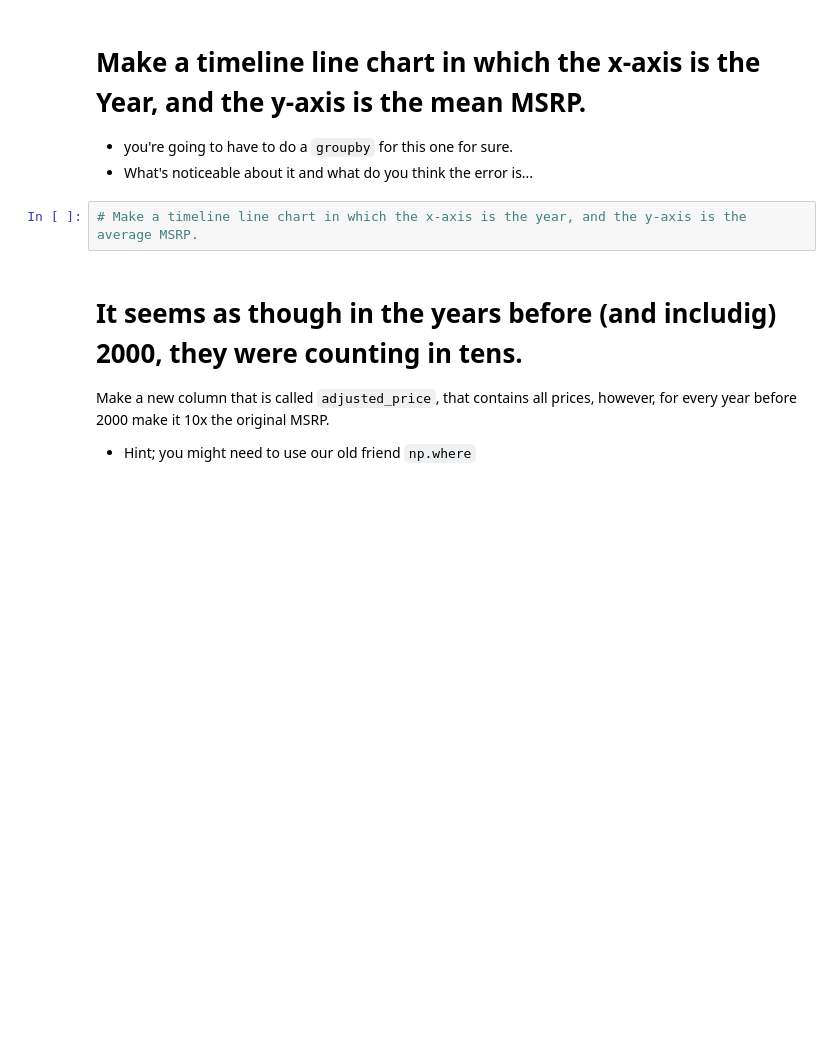
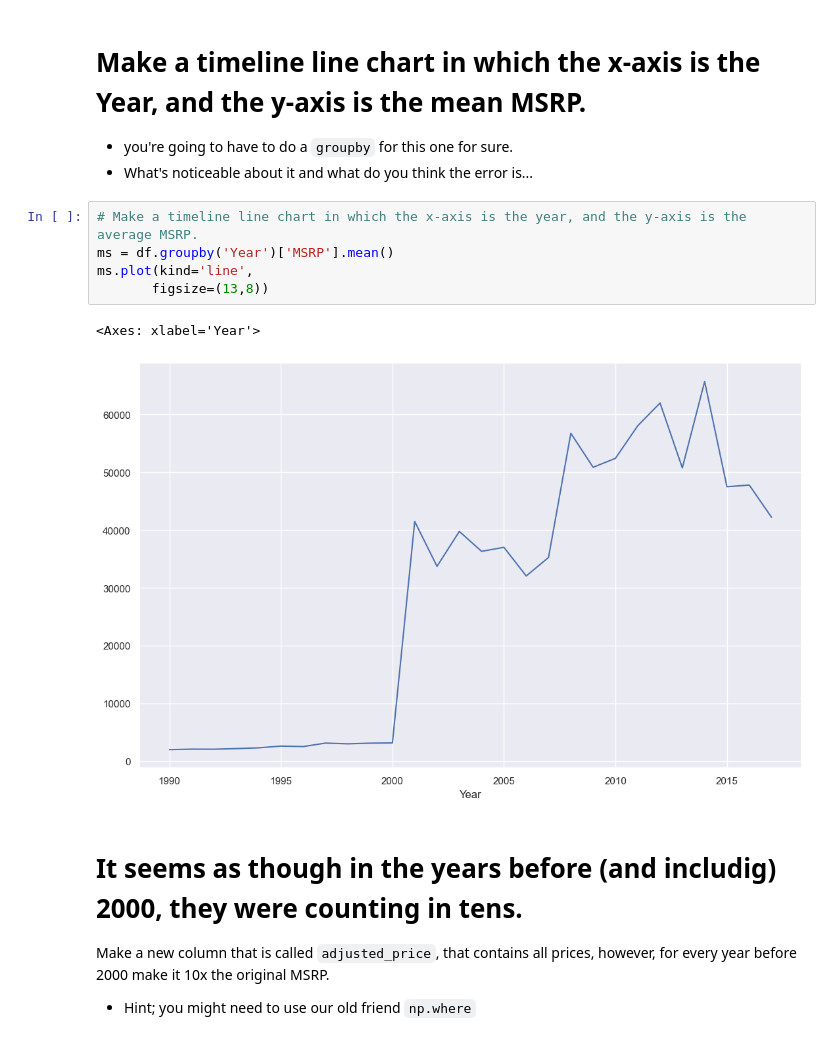
Before and after one commit to syi7190/my-fork-2023-fall-data-science-fridays, a Jupyter notebook: Week-02-Data-Viz-EDA/Exercise-SHY.ipynb, the cells around one changed output. Drawn from its saved outputs; the diff is of its cells as text; blank space fills up the shorter version.

```diff
--- a/Week-02-Data-Viz-EDA/Exercise-SHY.ipynb
+++ b/Week-02-Data-Viz-EDA/Exercise-SHY.ipynb
@@ -138,6 +136,12 @@ carbrands.plot(kind='barh',
 * What's noticeable about it and what do you think the error is...
 # %%
 # Make a timeline line chart in which the x-axis is the year, and the y-axis is the average MSRP.
+ms = df.groupby('Year')['MSRP'].mean()
+ms.plot(kind='line',
+       figsize=(13,8))
+# %% [output]
+<Axes: xlabel='Year'>
+[figure, added]
 # %% [markdown]
 # It seems as though in the years before (and includig) 2000, they were counting in tens.
 Make a new column that is called `adjusted_price`, that contains all prices, however, for every year before 2000 make it 10x the original MSRP.
```
Also changed, not shown: parts of 8 cells of this notebook.
